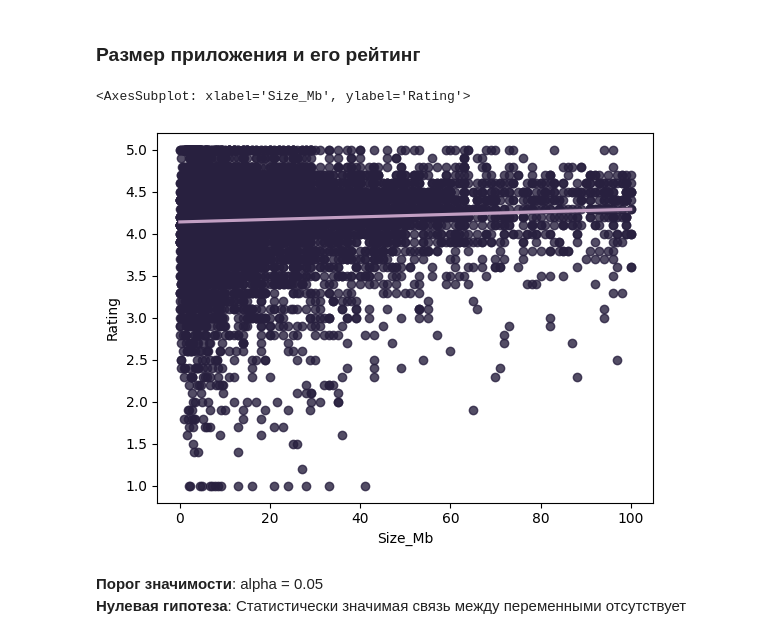
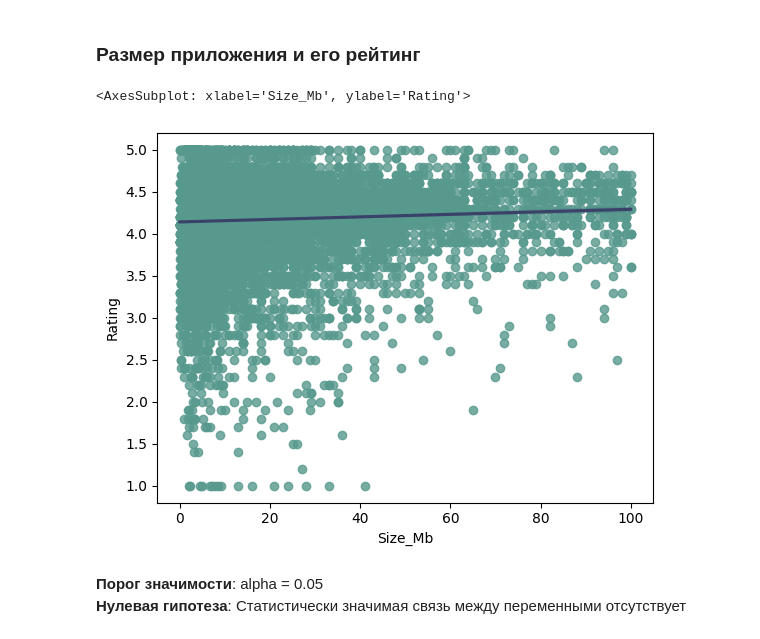
Before and after one commit to sanyakamen1/Google_Play_Store_EDA, a Jupyter notebook: Android_Apps_EDA.ipynb, the cells around one changed output. Saved outputs shown, nothing was run; the diff lists cells and outputs as text; code cells hidden in the pictures.

```diff
--- a/Android_Apps_EDA.ipynb
+++ b/Android_Apps_EDA.ipynb
@@ -6,4 +6,6 @@ import matplotlib.pyplot as plt
 import seaborn as sns
 pd.options.mode.chained_assignment = None
 # %%
-sns.set_palette(sns.cubehelix_palette(33, rot=.2)[::-1])
+# sns.set_palette(sns.cubehelix_palette(33, rot=.2)[::-1])
+# %%
+sns.set_palette(sns.cubehelix_palette(66, start=.5, rot=-.75)[31:])
@@ -737,10 +742,10 @@ plt.tight_layout()
 # %% [markdown]
 ### Размер приложения и его рейтинг
 # %%
-sns.regplot(x="Size_Mb", y="Rating",data=apps, line_kws={"color": "#c29fc3"})
+sns.regplot(x="Size_Mb", y="Rating",data=apps, line_kws={"color": sns.cubehelix_palette(66, start=.5, rot=-.75)[-12]})
 # %% [output]
 <AxesSubplot: xlabel='Size_Mb', ylabel='Rating'>
-[figure, old version]
+[figure, new version]
 # %% [markdown]
 <b>Порог значимости</b>: alpha = 0.05
 <b>Нулевая гипотеза</b>: Статистически значимая связь между переменными отсутствует
```
Also changed, not shown: parts of 19 cells of this notebook.
